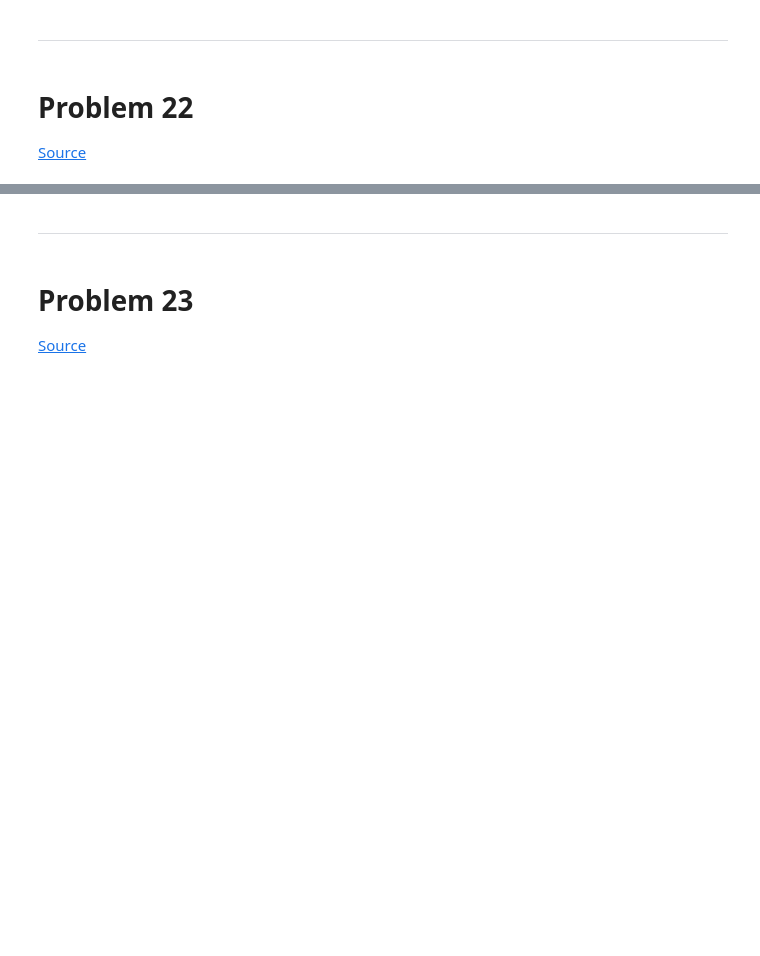
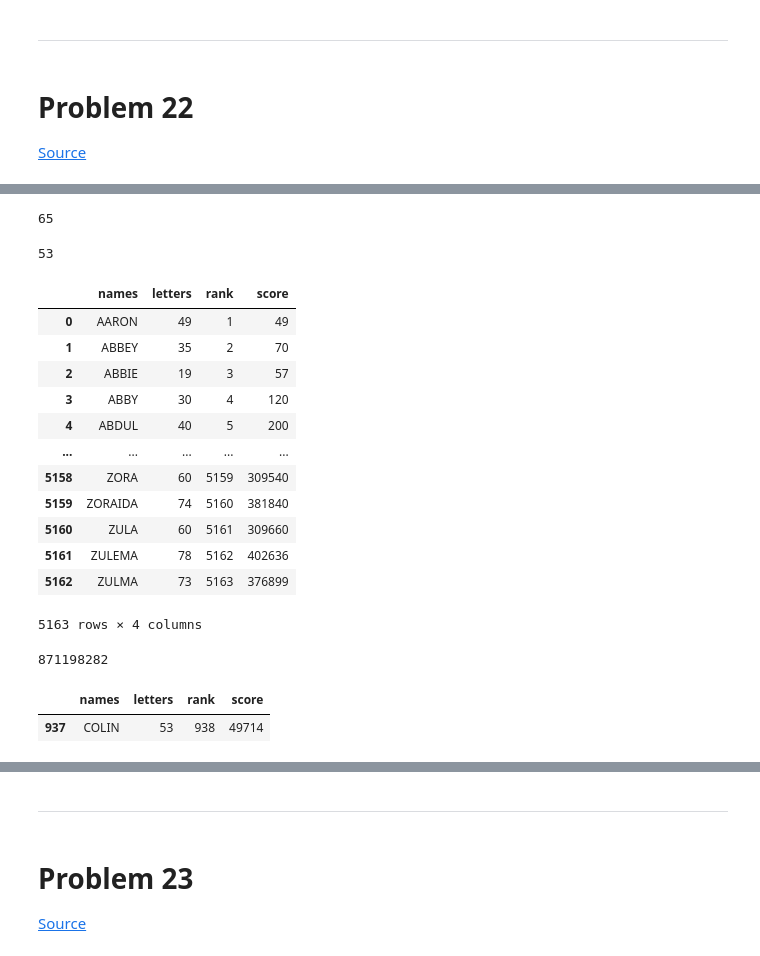
Before and after one commit to AaronG428/ProjectEuler, a Jupyter notebook: problem_notebooks/Problems0021_0030.ipynb, the cells around one changed output, grey strips where cells are left out. Saved outputs shown, nothing was run; the diff lists cells and outputs as text; code cells hidden in the pictures; blank space fills up the shorter version.

```diff
--- a/problem_notebooks/Problems0021_0030.ipynb
+++ b/problem_notebooks/Problems0021_0030.ipynb
@@ -28,3 +111,15 @@ For example, when the list is sorted into alphabetical order, COLIN, which is wo
 What is the total of all the name scores in the file?
 # %%
 # Problem 22 workspace
+import pandas as pd
+
+
+content = ''
+with open("../resources/documents/0022_names.txt", "r") as file:
+    content = file.read()
+    # print(content)
+name_list = content.split(',')
+name_list = [x[1:-1] for x in name_list]
+name_df = pd.DataFrame({'names':name_list})
+name_df.sort_values('names', inplace=True, ignore_index=True)
+name_df
@@ -30,0 +140,42 @@ What is the total of all the name scores in the file?
+# %%
+ord('A')
+# %% [output]
+65
+# %%
+def letter_values(name):
+    total = 0
+    for c in name:
+        total += ord(c)-64
+    return total
+
+letter_values('COLIN')
+# %% [output]
+53
+# %%
+name_df['letters'] = name_df['names'].apply(letter_values)
+name_df['rank'] = name_df.index + 1
+name_df['score'] = name_df['letters']*name_df['rank']
+name_df
+# %% [output]
+|  | names | letters | rank | score |
+| 0 | AARON | 49 | 1 | 49 |
+| 1 | ABBEY | 35 | 2 | 70 |
+| 2 | ABBIE | 19 | 3 | 57 |
+| 3 | ABBY | 30 | 4 | 120 |
+| 4 | ABDUL | 40 | 5 | 200 |
+| ... | ... | ... | ... | ... |
+| 5158 | ZORA | 60 | 5159 | 309540 |
+| 5159 | ZORAIDA | 74 | 5160 | 381840 |
+| 5160 | ZULA | 60 | 5161 | 309660 |
+| 5161 | ZULEMA | 78 | 5162 | 402636 |
+| 5162 | ZULMA | 73 | 5163 | 376899 |
+5163 rows × 4 columns
+# %%
+int(name_df['score'].sum())
+# %% [output]
+871198282
+# %%
+name_df.loc[name_df['names'] == 'COLIN']
+# %% [output]
+|  | names | letters | rank | score |
+| 937 | COLIN | 53 | 938 | 49714 |
```
Also changed, not shown: parts of 60 cells of this notebook, 2 other files.
